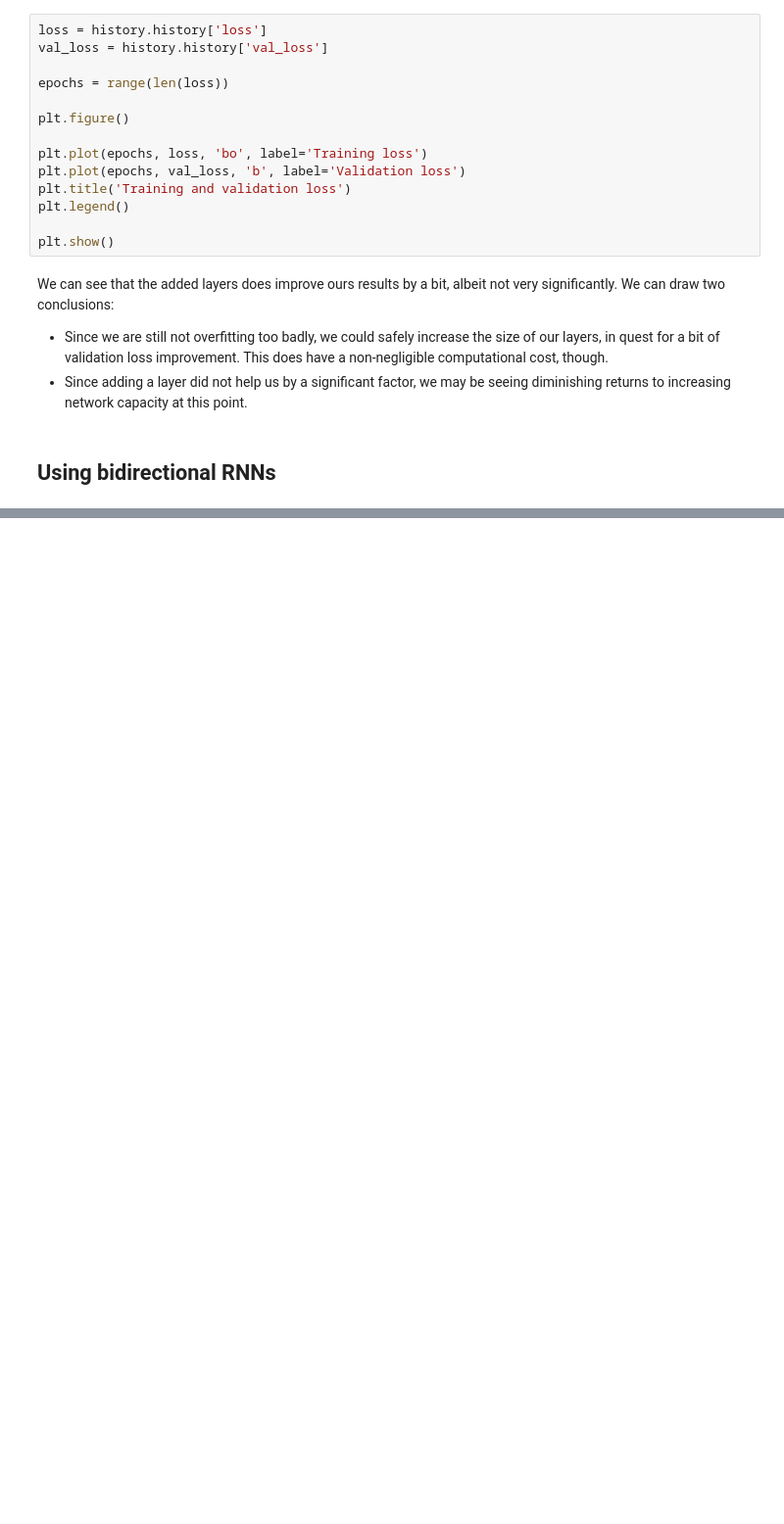
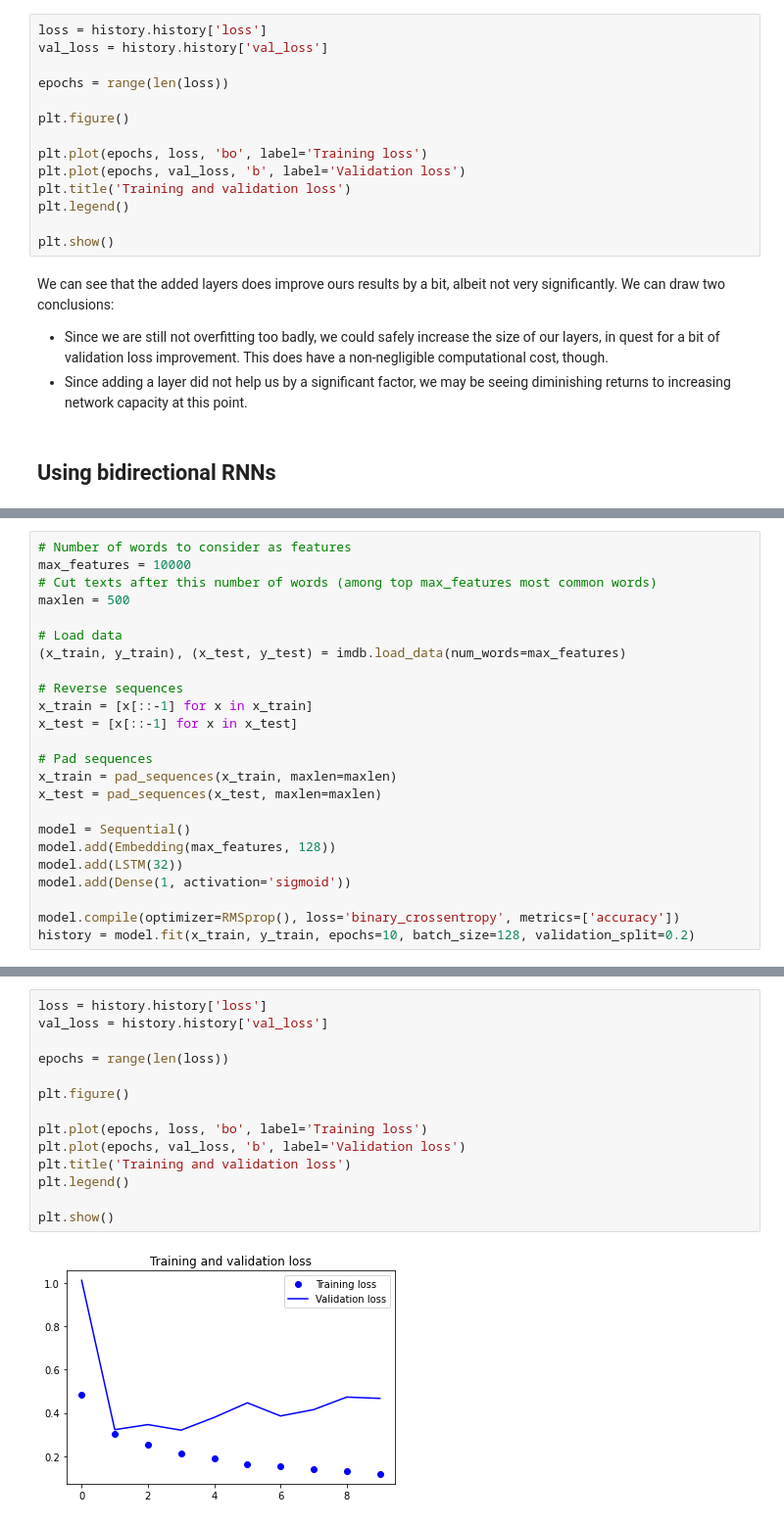
Before and after one commit to rahiakela/deep-learning-with-python-francois-chollet, a Jupyter notebook: 5_advanced_use_of_recurrent_neural_networksipynb.ipynb, the cells around one changed output, grey strips where cells are left out. Shown at 98% size. Drawn from its saved outputs; the diff is of its cells as text; blank space fills up the shorter version.

```diff
--- a/5_advanced_use_of_recurrent_neural_networksipynb.ipynb
+++ b/5_advanced_use_of_recurrent_neural_networksipynb.ipynb
@@ -451,0 +534,24 @@ We can see that the added layers does improve ours results by a bit, albeit not
+# %%
+# Number of words to consider as features
+max_features = 10000
+# Cut texts after this number of words (among top max_features most common words)
+maxlen = 500
+
+# Load data
+(x_train, y_train), (x_test, y_test) = imdb.load_data(num_words=max_features)
+
+# Reverse sequences
+x_train = [x[::-1] for x in x_train]
+x_test = [x[::-1] for x in x_test]
+
+# Pad sequences
+x_train = pad_sequences(x_train, maxlen=maxlen)
+x_test = pad_sequences(x_test, maxlen=maxlen)
+
+model = Sequential()
+model.add(Embedding(max_features, 128))
+model.add(LSTM(32))
+model.add(Dense(1, activation='sigmoid'))
+
+model.compile(optimizer=RMSprop(), loss='binary_crossentropy', metrics=['accuracy'])
+history = model.fit(x_train, y_train, epochs=10, batch_size=128, validation_split=0.2)
@@ -451,0 +579,16 @@ We can see that the added layers does improve ours results by a bit, albeit not
+# %%
+loss = history.history['loss']
+val_loss = history.history['val_loss']
+
+epochs = range(len(loss))
+
+plt.figure()
+
+plt.plot(epochs, loss, 'bo', label='Training loss')
+plt.plot(epochs, val_loss, 'b', label='Validation loss')
+plt.title('Training and validation loss')
+plt.legend()
+
+plt.show()
+# %% [output]
+[figure, added]
```
Also changed, not shown: parts of 32 cells of this notebook.
